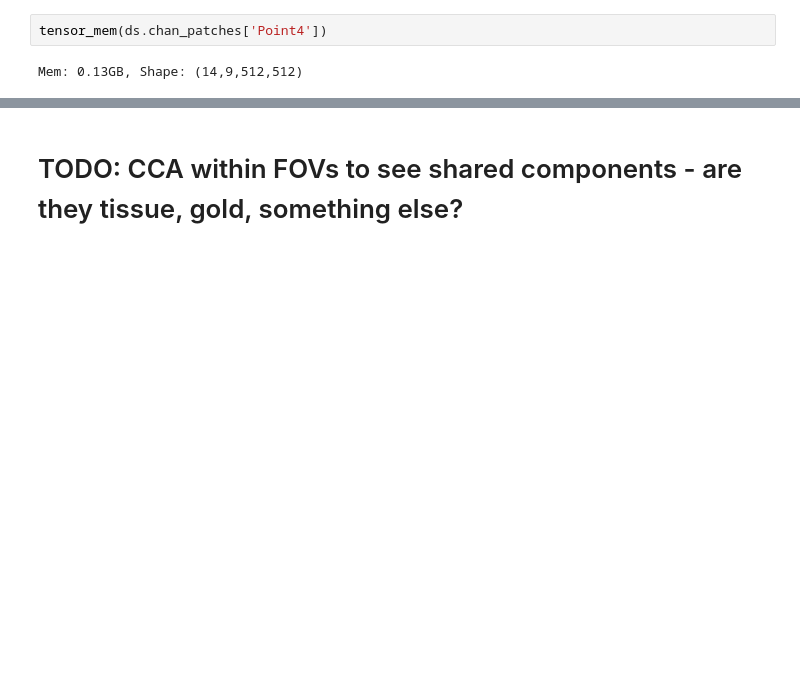
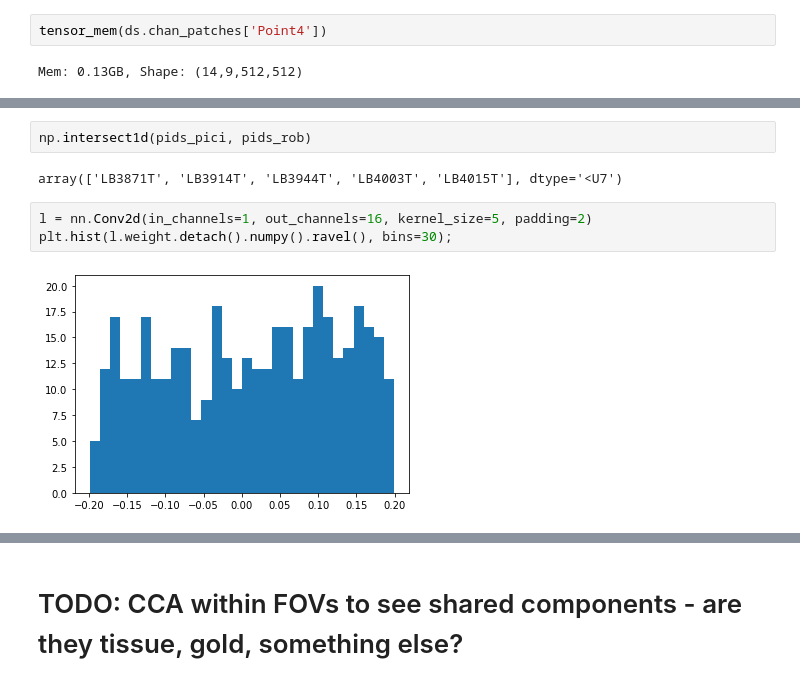
Before and after one commit to ParkerICI/mibi_processing, a Jupyter notebook: notebooks/Convnet for Background Subtraction.ipynb, the cells around one changed output, grey strips where cells are left out. Drawn from its saved outputs; the diff is of its cells as text; blank space fills up the shorter version.

```diff
--- a/notebooks/Convnet for Background Subtraction.ipynb
+++ b/notebooks/Convnet for Background Subtraction.ipynb
@@ -118,0 +139,9 @@ ncols = 3
+# %%
+np.intersect1d(pids_pici, pids_rob)
+# %% [output]
+array(['LB3871T', 'LB3914T', 'LB3944T', 'LB4003T', 'LB4015T'], dtype='<U7')
+# %%
+l = nn.Conv2d(in_channels=1, out_channels=16, kernel_size=5, padding=2)
+plt.hist(l.weight.detach().numpy().ravel(), bins=30);
+# %% [output]
+[figure, added]
```
Also changed, not shown: parts of 11 cells of this notebook, 2 other files.
